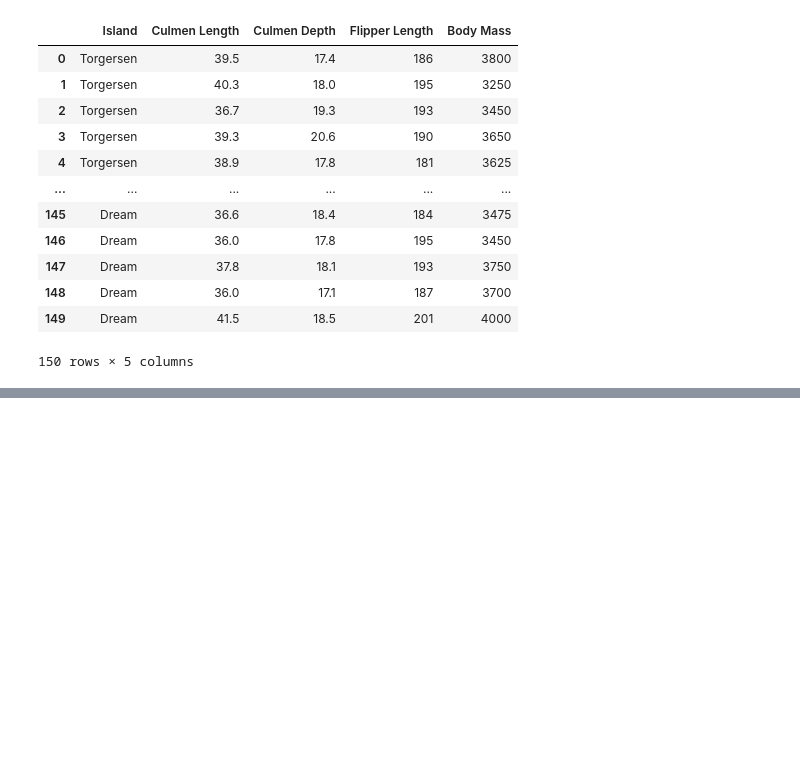
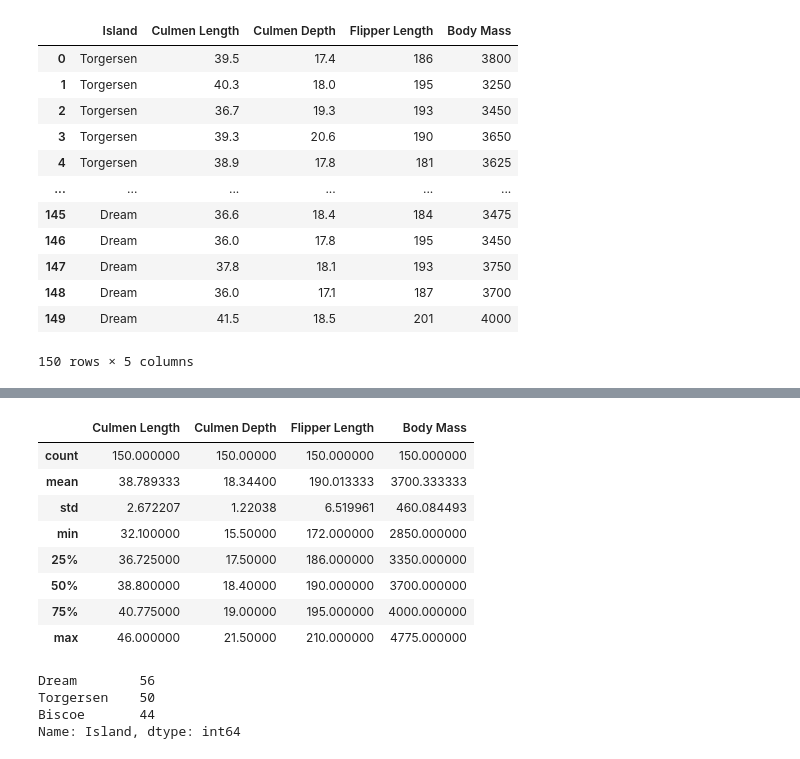
Before and after one commit to Overdin/Class-Assignments, a Jupyter notebook: EDA_Assignment_Day_1.ipynb, the cells around one changed output, grey strips where cells are left out. Saved outputs shown, nothing was run; the diff lists cells and outputs as text; code cells hidden in the pictures; blank space fills up the shorter version.

```diff
--- a/EDA_Assignment_Day_1.ipynb
+++ b/EDA_Assignment_Day_1.ipynb
@@ -36,0 +46,19 @@ Penguins
+# %%
+Penguins.describe()
+# %% [output]
+|  | Culmen Length | Culmen Depth | Flipper Length | Body Mass |
+| count | 150.000000 | 150.00000 | 150.000000 | 150.000000 |
+| mean | 38.789333 | 18.34400 | 190.013333 | 3700.333333 |
+| std | 2.672207 | 1.22038 | 6.519961 | 460.084493 |
+| min | 32.100000 | 15.50000 | 172.000000 | 2850.000000 |
+| 25% | 36.725000 | 17.50000 | 186.000000 | 3350.000000 |
+| 50% | 38.800000 | 18.40000 | 190.000000 | 3700.000000 |
+| 75% | 40.775000 | 19.00000 | 195.000000 | 4000.000000 |
+| max | 46.000000 | 21.50000 | 210.000000 | 4775.000000 |
+# %%
+Penguins['Island'].value_counts()
+# %% [output]
+Dream        56
+Torgersen    50
+Biscoe       44
+Name: Island, dtype: int64
```
Also changed, not shown: parts of 5 cells of this notebook.
